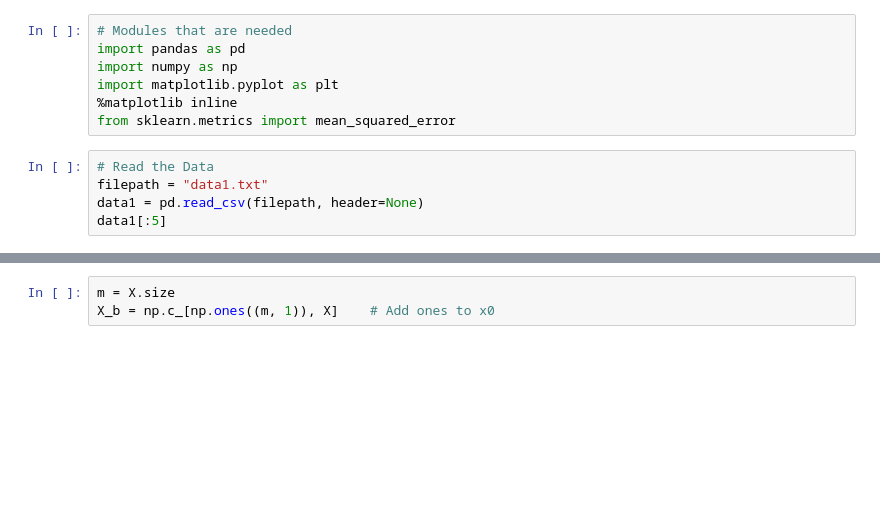
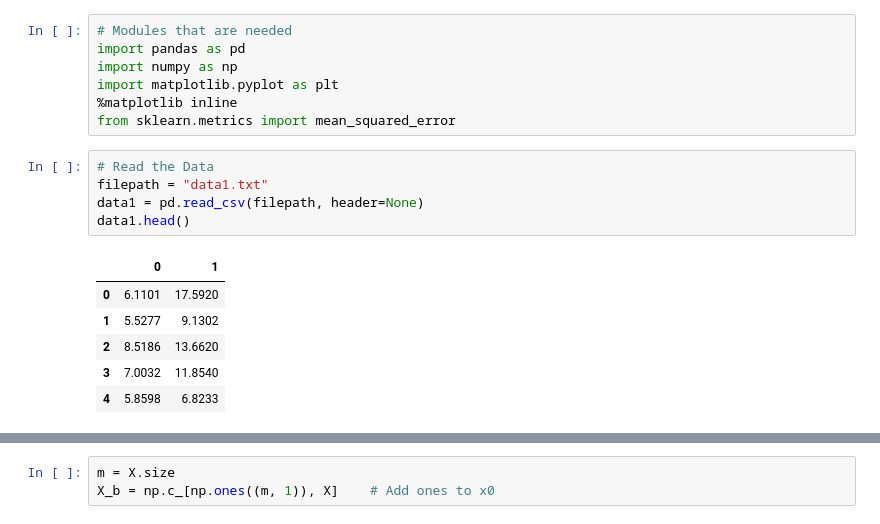
Before and after one commit to kenjidesu/profit-for-foodtruck, a Jupyter notebook: predict_profit.ipynb, the cells around one changed output, grey strips where cells are left out. Saved outputs shown, nothing was run; the diff lists cells and outputs as text; blank space fills up the shorter version.

```diff
--- a/predict_profit.ipynb
+++ b/predict_profit.ipynb
@@ -8,8 +8,15 @@ from sklearn.metrics import mean_squared_error
 # %%
 # Read the Data
 filepath = "data1.txt"
 data1 = pd.read_csv(filepath, header=None)
-data1[:5]
+data1.head()
+# %% [output]
+|  | 0 | 1 |
+| 0 | 6.1101 | 17.5920 |
+| 1 | 5.5277 | 9.1302 |
+| 2 | 8.5186 | 13.6620 |
+| 3 | 7.0032 | 11.8540 |
+| 4 | 5.8598 | 6.8233 |
 # %%
 # Both Shapes are (97, 1)
 X = data1.iloc[:, [0]]
```
Also changed, not shown: parts of 9 cells of this notebook.
